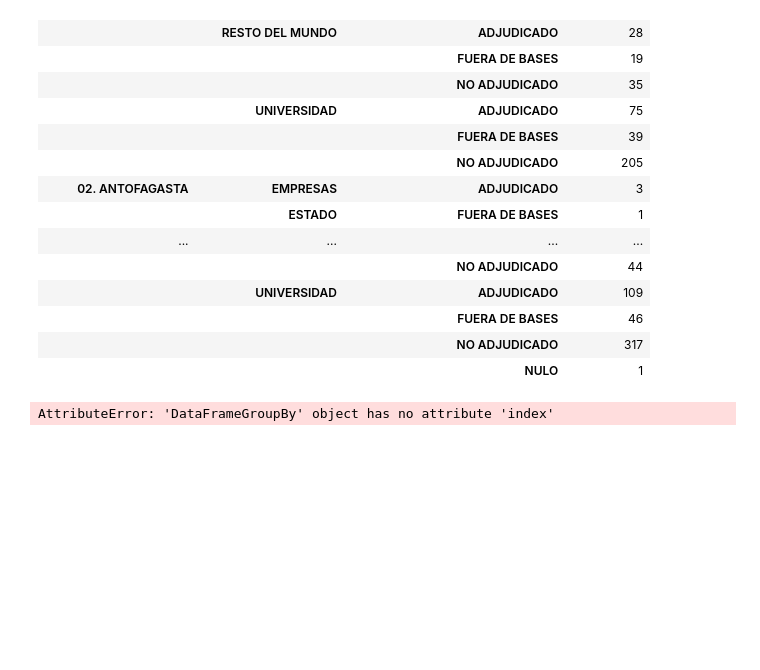
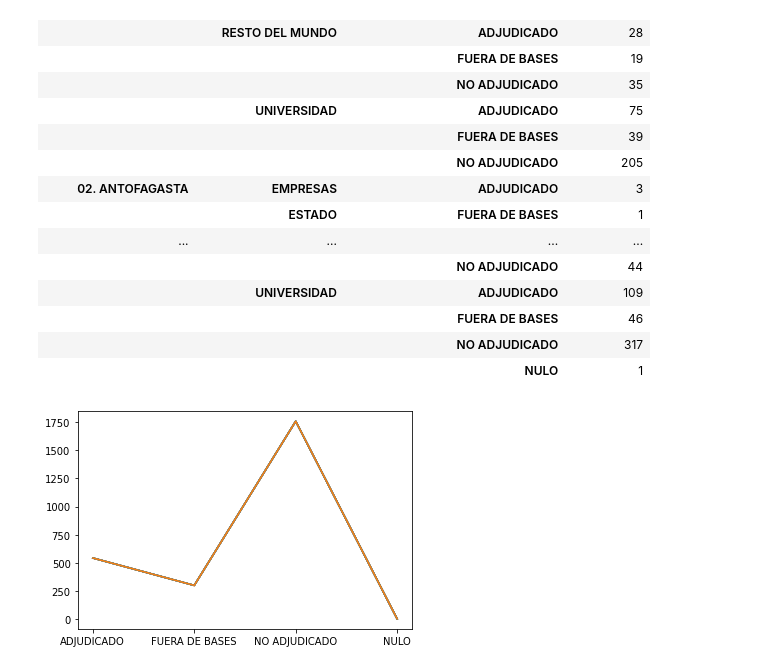
Before and after one commit to SEREMICTCI/DatosMacrozonales, a Jupyter notebook: src/proyectos_postulados.ipynb, the cells around one changed output. Cells and saved outputs as stored; diff of their text form; code cells hidden in the pictures; blank space fills up the shorter version.

```diff
--- a/src/proyectos_postulados.ipynb
+++ b/src/proyectos_postulados.ipynb
@@ -58,9 +46,11 @@ df_result
 |  |  | NO ADJUDICADO | 317 |
 |  |  | NULO | 1 |
 # %%
-data = dataProyectos.groupby('ESTADO_RESOLUCION_CONCURSO').count()
-xValues = data['ESTADO_RESOLUCION_CONCURSO'].count()
+data = dataProyectos[dataProyectos.TIPO_DE_INSTITUCION =="UNIVERSIDAD"].groupby('ESTADO_RESOLUCION_CONCURSO').count()
 
-_ = plt.plot(data.index,data.values)
+dataResolucion = plt.plot(data.index,data.values)
+
+
+_ = plt.show()
 # %% [output]
-AttributeError: 'DataFrameGroupBy' object has no attribute 'index'
+[figure, added]
```
Also changed, not shown: parts of 3 cells of this notebook.
